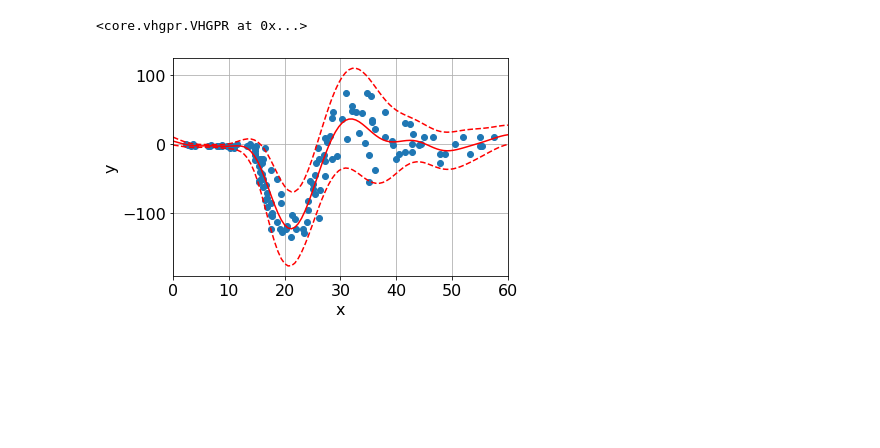
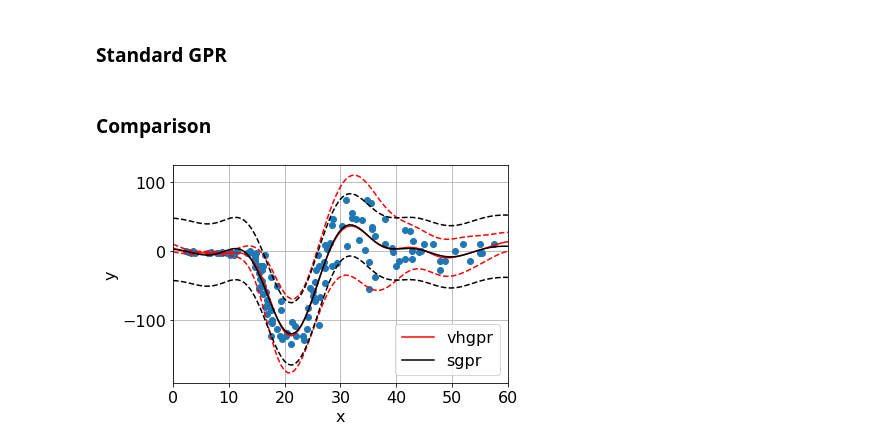
Before and after one commit to umbrellagong/HGPextreme, a Jupyter notebook: HGPextreme/examples/motorcycle/func_prediction.ipynb, the cells around one changed output. Saved outputs shown, nothing was run; the diff lists cells and outputs as text; code cells hidden in the pictures; blank space fills up the shorter version.

```diff
--- a/HGPextreme/examples/motorcycle/func_prediction.ipynb
+++ b/HGPextreme/examples/motorcycle/func_prediction.ipynb
@@ -12,0 +15,2 @@ Load Data
+# %%
+plt.rcParams.update({'font.size': 16})
@@ -17,24 +27,30 @@ DY = Data['y'].flatten()
 # %%
-kernelf = C(10.0, (1e-1, 3*1e3)) * RBF(5, (1e-1, 1e2))
-kernelg = C(10.0, (1e-1, 1e2)) * RBF(5, (1e-1, 1e2))
+kernelf = C(10.0, (1e-1, 5*1e3)) * RBF(5, (1e-1, 1e2)) # mean kernel
+kernelg = C(10.0, (1e-1, 1e2)) * RBF(5, (1e-1, 1e2))   # variance kernel
+model_v = VHGPR(kernelf, kernelg)
+results_v = model_v.fit(DX, DY).predict(x)
-# %%
-vhgpr = VHGPR(kernelf, kernelg, 5)
-vhgpr.fit(DX, DY)
-# %% [output]
-<core.vhgpr.VHGPR at 0x...>
+# %% [markdown]
+### Standard GPR
+# %%
+kernel = C(1e1, (1e-1, 1e4)) * RBF(1e1, (1e-1, 1e2)) + WhiteKernel(1e1, (1e-1, 1e4))
+model_s = GaussianProcessRegressor(kernel, n_restarts_optimizer = 5)
+results_s = model_s.fit(DX, DY).predict(x, return_std = True)
+# %% [markdown]
+### Comparison
 # %%
-x = np.atleast_2d(np.linspace(0,60,100)).T
-mean, _, log_var, _ = vhgpr.predict(x)
-
-plt.figure()
+plt.figure(figsize = (6,4))
 plt.plot(DX,DY,"o")
-plt.plot(x, mean,'r')
-plt.plot(x, mean + 2 * np.sqrt(np.exp(log_var)), 'r--')
-plt.plot(x, mean - 2 * np.sqrt(np.exp(log_var)),'r--')
+plt.plot(x, results_v[0],'r', label='vhgpr')
+plt.plot(x, results_v[0] + 2 * np.sqrt(np.exp(results_v[2])), 'r--')
+plt.plot(x, results_v[0] - 2 * np.sqrt(np.exp(results_v[2])),'r--')
+plt.plot(x, results_s[0],'k', label='sgpr')
+plt.plot(x, results_s[0] + 2* np.sqrt(np.exp(model_s.kernel_.theta[2])),'k--')
+plt.plot(x, results_s[0] - 2* np.sqrt(np.exp(model_s.kernel_.theta[2])),'k--')
 plt.xlim(0,60)
 plt.xlabel('x')
 plt.ylabel('y')
+plt.legend()
 plt.grid()
 plt.show()
 # %% [output]
-[figure, old version]
+[figure, new version]
```
Also changed, not shown: parts of 6 cells of this notebook.
